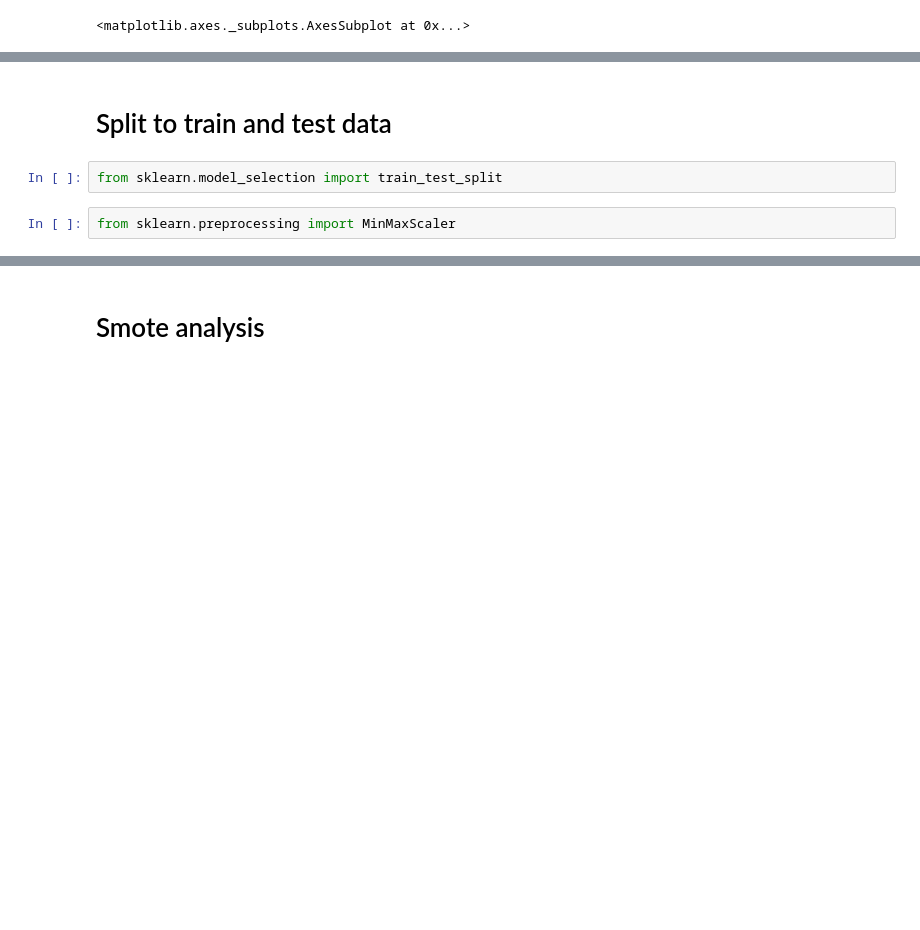
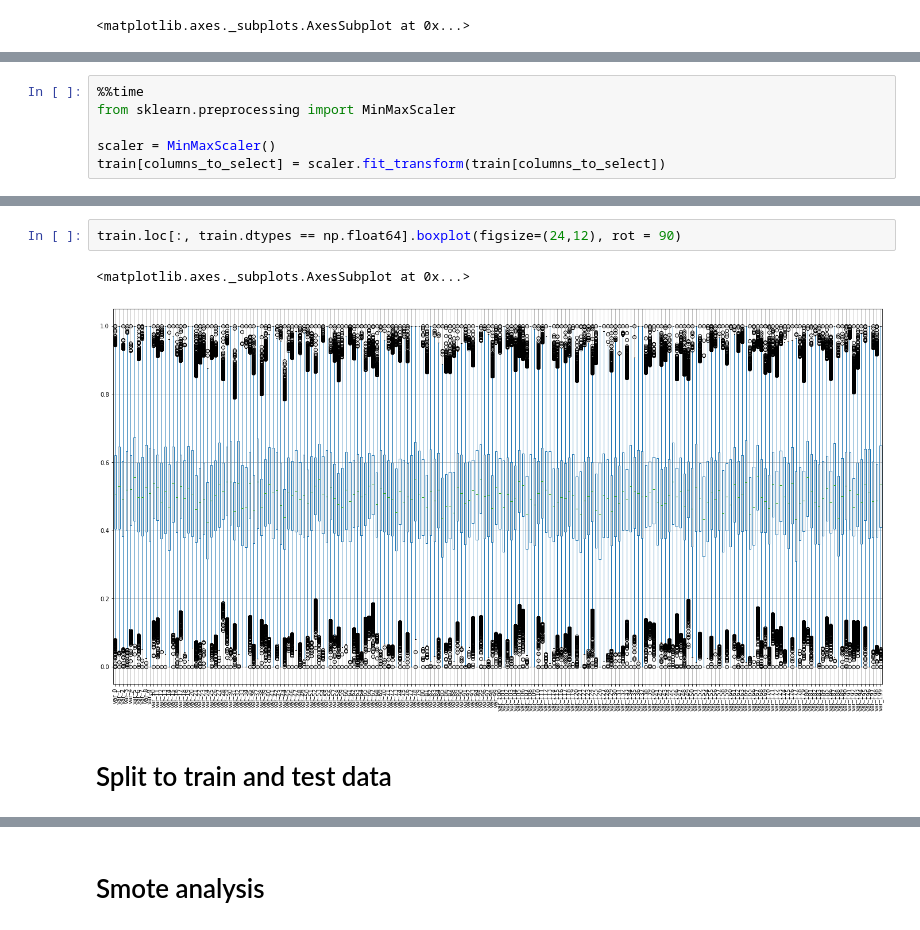
Before and after one commit to arunkundgol/kaggle-competition, a Jupyter notebook: main.ipynb, the cells around one changed output, grey strips where cells are left out. Cells and saved outputs as stored; diff of their text form; blank space fills up the shorter version.

Commit message:
made changes to split data#

```diff
--- a/main.ipynb
+++ b/main.ipynb
@@ -57,0 +62,6 @@ train.loc[:, train.dtypes == np.float64].boxplot(figsize=(24,12), rot = 90)
+# %%
+%%time
+from sklearn.preprocessing import MinMaxScaler
+
+scaler = MinMaxScaler()
+train[columns_to_select] = scaler.fit_transform(train[columns_to_select])
@@ -58,6 +71,7 @@ train.loc[:, train.dtypes == np.float64].boxplot(figsize=(24,12), rot = 90)
+# %%
+train.loc[:, train.dtypes == np.float64].boxplot(figsize=(24,12), rot = 90)
+# %% [output]
+<matplotlib.axes._subplots.AxesSubplot at 0x...>
+[figure, added]
 # %% [markdown]
 # Split to train and test data
-# %%
-from sklearn.model_selection import train_test_split
-# %%
-from sklearn.preprocessing import MinMaxScaler
```
Also changed, not shown: parts of 13 cells of this notebook.
